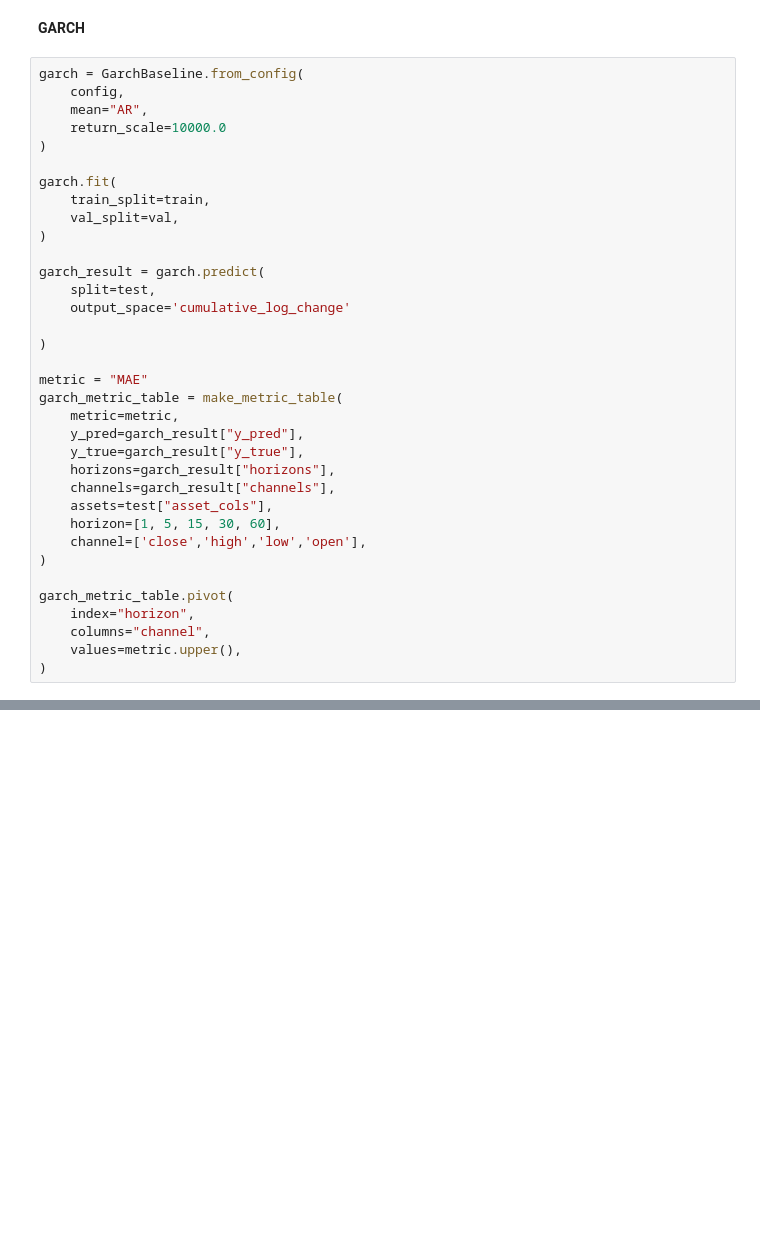
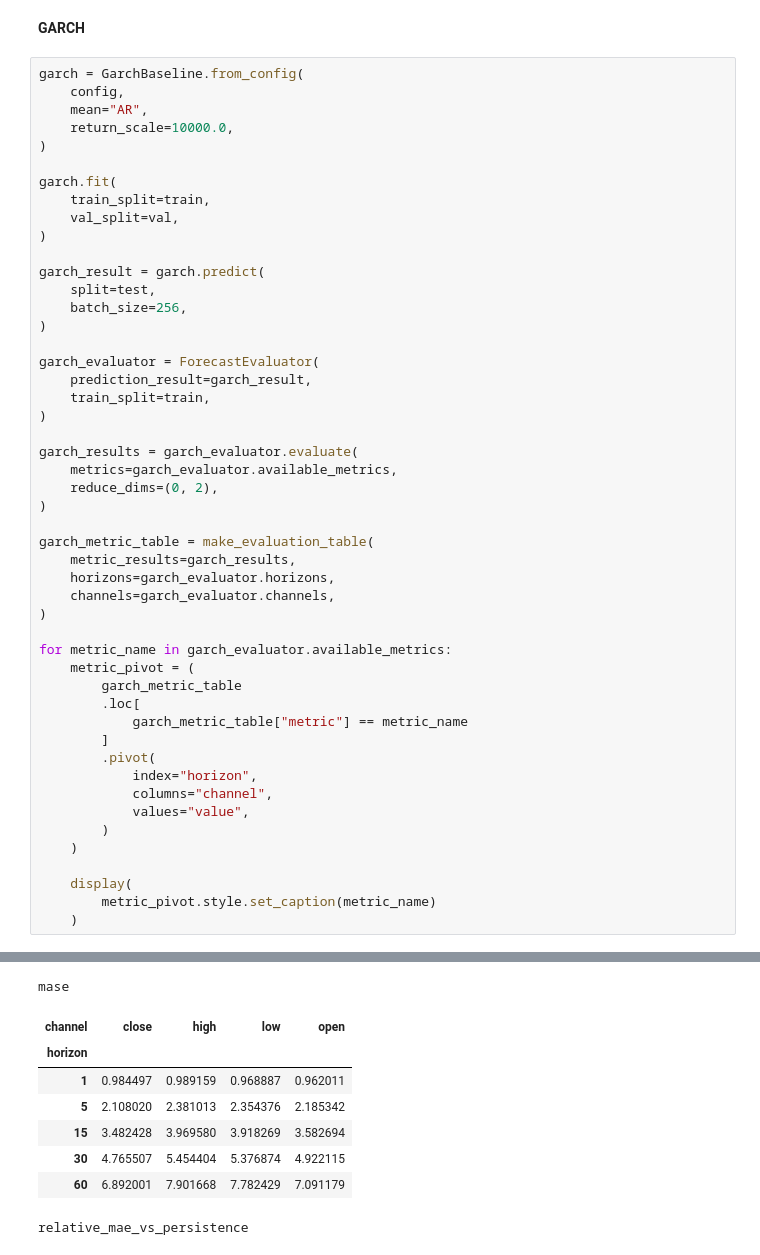
Before and after one commit to VishR-94/dynamic_graphs_thesis, a Jupyter notebook: notebooks/baselines.ipynb, the cells around one changed output, grey strips where cells are left out. Drawn from its saved outputs; the diff is of its cells as text; blank space fills up the shorter version.

```diff
--- a/notebooks/baselines.ipynb
+++ b/notebooks/baselines.ipynb
@@ -291,7 +414,7 @@ Failed models: 0
 garch = GarchBaseline.from_config(
     config,
     mean="AR",
-    return_scale=10000.0
+    return_scale=10000.0,
 )
 
 garch.fit(
@@ -301,27 +424,41 @@ garch.fit(
 
 garch_result = garch.predict(
     split=test,
-    output_space='cumulative_log_change'
-
+    batch_size=256,
 )
 
-metric = "MAE"
-garch_metric_table = make_metric_table(
-    metric=metric,
-    y_pred=garch_result["y_pred"],
-    y_true=garch_result["y_true"],
-    horizons=garch_result["horizons"],
-    channels=garch_result["channels"],
-    assets=test["asset_cols"],
-    horizon=[1, 5, 15, 30, 60],
-    channel=['close','high','low','open'],
+garch_evaluator = ForecastEvaluator(
+    prediction_result=garch_result,
+    train_split=train,
 )
 
-garch_metric_table.pivot(
-    index="horizon",
-    columns="channel",
-    values=metric.upper(),
+garch_results = garch_evaluator.evaluate(
+    metrics=garch_evaluator.available_metrics,
+    reduce_dims=(0, 2),
 )
+
+garch_metric_table = make_evaluation_table(
+    metric_results=garch_results,
+    horizons=garch_evaluator.horizons,
+    channels=garch_evaluator.channels,
+)
+
+for metric_name in garch_evaluator.available_metrics:
+    metric_pivot = (
+        garch_metric_table
+        .loc[
+            garch_metric_table["metric"] == metric_name
+        ]
+        .pivot(
+            index="horizon",
+            columns="channel",
+            values="value",
+        )
+    )
+
+    display(
+        metric_pivot.style.set_caption(metric_name)
+    )
 # %% [output]
 Fitting 372 GARCH(1,1) models with mean='AR'...
   fitted 25/372
@@ -343,7 +481,16 @@ Failed models: 0
 | channel | close | high | low | open |
 | horizon |  |  |  |  |
 | 1 | 0.000387 | 0.000339 | 0.000337 | 0.000371 |
 | 5 | 0.000824 | 0.000815 | 0.000819 | 0.000839 |
 | 15 | 0.001365 | 0.001364 | 0.001366 | 0.001377 |
 | 30 | 0.001871 | 0.001878 | 0.001878 | 0.001897 |
 | 60 | 0.002706 | 0.002716 | 0.002714 | 0.002728 |
+mase
+| channel | close | high | low | open |
+| horizon |  |  |  |  |
+| 1 | 0.984497 | 0.989159 | 0.968887 | 0.962011 |
+| 5 | 2.108020 | 2.381013 | 2.354376 | 2.185342 |
+| 15 | 3.482428 | 3.969580 | 3.918269 | 3.582694 |
+| 30 | 4.765507 | 5.454404 | 5.376874 | 4.922115 |
+| 60 | 6.892001 | 7.901668 | 7.782429 | 7.091179 |
+relative_mae_vs_persistence
```
Also changed, not shown: parts of 7 cells of this notebook, 8 other files.
